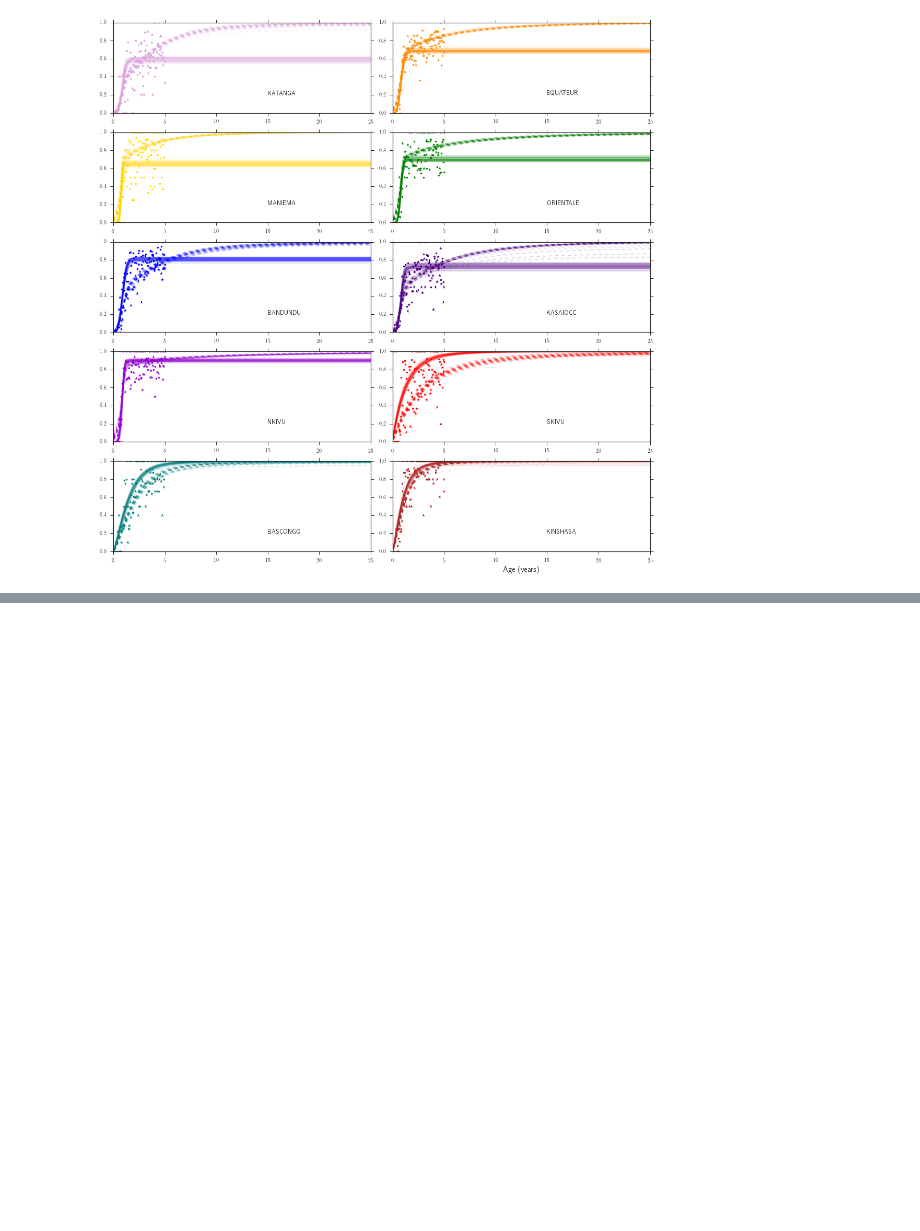
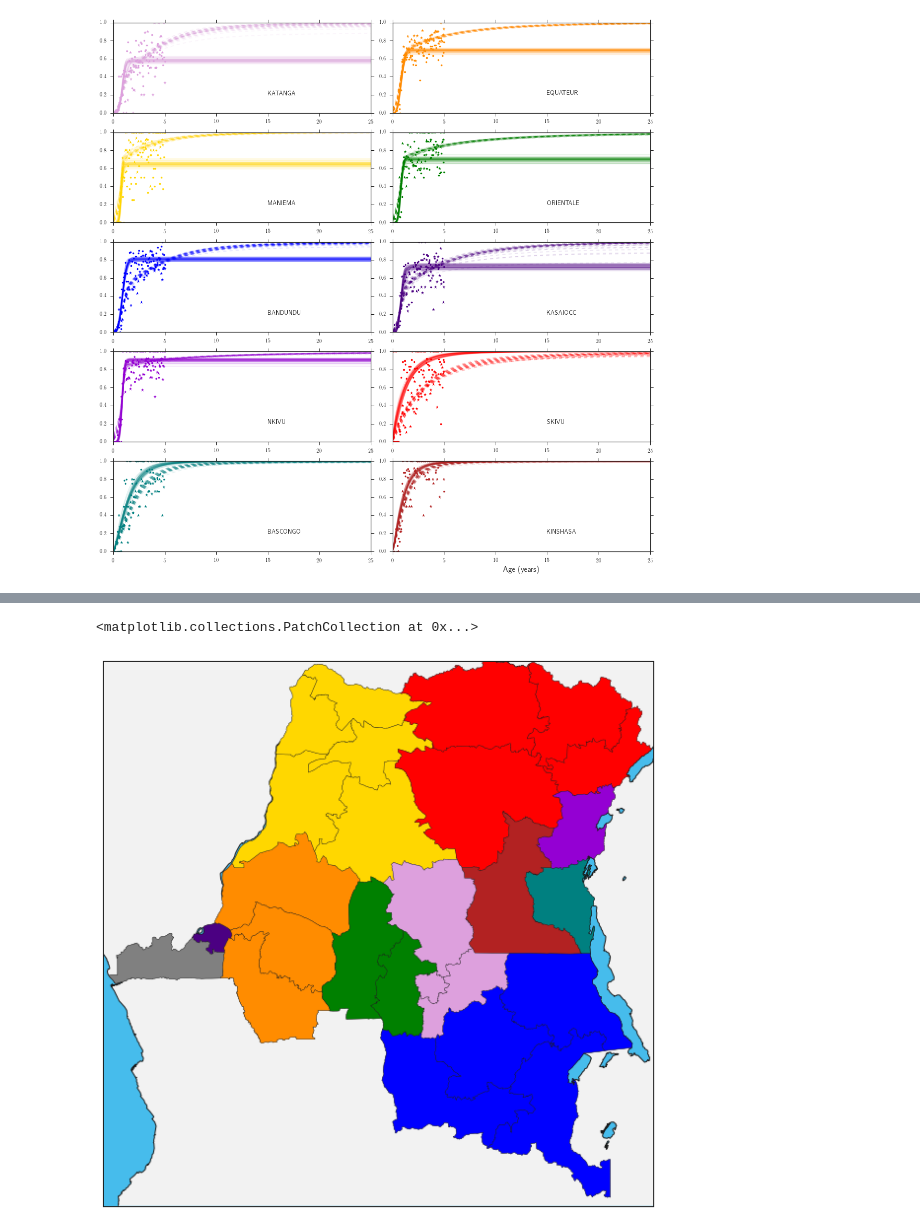
Before and after one commit to lmaesampson/CompetingRates, a Jupyter notebook: Code/Figures.ipynb, the cells around one changed output, grey strips where cells are left out. Saved outputs shown, nothing was run; the diff lists cells and outputs as text; code cells hidden in the pictures; blank space fills up the shorter version.

```diff
--- a/Code/Figures.ipynb
+++ b/Code/Figures.ipynb
@@ -709,0 +854,8 @@ plt.savefig('CaseFits.png')
+# %%
+df_poly= pd.DataFrame({
+        'shapes': [Polygon(np.array(shape), True) for shape in m.areas],
+        'provname': [area['name'] for area in m.areas_info]
+    })
+df_poly['provname'] = map(lambda x: x.upper(), df_poly['provname'])
+df_poly['provname'] = df_poly['provname'].map(lambda x: x.replace('-',''))
+df_poly['provname'] = df_poly['provname'].map(lambda x: x.replace(' ',''))
@@ -709,0 +869,39 @@ plt.savefig('CaseFits.png')
+# %%
+#Need to add the old province name for each of the new provinces
+provtoprov = pd.read_csv('/Users/laurasampson/Work/shapefiles/DRC/GISunit/map_province_names.csv')
+name = []
+for pfrom in df_poly['provname']:
+    pto = provtoprov.loc[provtoprov['from']==pfrom,'to'].iloc[0]
+    name.append(pto)
+# %%
+df_poly= pd.DataFrame({
+        'shapes': [Polygon(np.array(shape), True) for shape in m.areas],
+        'provname': [area['name'] for area in m.areas_info],
+        'name': [area for area in name]
+    })
+df_poly['provname'] = map(lambda x: x.upper(), df_poly['provname'])
+df_poly['provname'] = df_poly['provname'].map(lambda x: x.replace('-',''))
+df_poly['provname'] = df_poly['provname'].map(lambda x: x.replace(' ',''))
+df_poly['name'] = df_poly['name'].map(lambda x: x.replace('SUDKIVU','SKIVU'))
+df_poly['name'] = df_poly['name'].map(lambda x: x.replace('NORDKIVU','NKIVU'))
+df_poly['name'] = df_poly['name'].map(lambda x: x.replace('KASAIORIENTAL','KASAIOR'))
+df_poly['name'] = df_poly['name'].map(lambda x: x.replace('KASAIOCCIDENTAL','KASAIOCC'))
+# %%
+clist = []
+#Now you need to match this to the color
+for n in df_poly.name:
+    j = locs.index(n)
+    clist.append(colors[j])
+# %%
+
+fig, ax = plt.subplots(figsize=(10,20));
+m.drawmapboundary(fill_color='#46bcec')
+m.fillcontinents(color='#f2f2f2',lake_color='#46bcec')
+m.drawcoastlines()
+m.readshapefile('/Users/laurasampson/Work/shapefiles/DRC/GISunit/dps','areas') #DRC
+pc = PatchCollection(df_poly.shapes, zorder=2)
+pc.set_facecolor(clist)
+ax.add_collection(pc)
+# %% [output]
+<matplotlib.collections.PatchCollection at 0x...>
+[figure, added]
```
Also changed, not shown: parts of 13 cells of this notebook, 9 other files.
